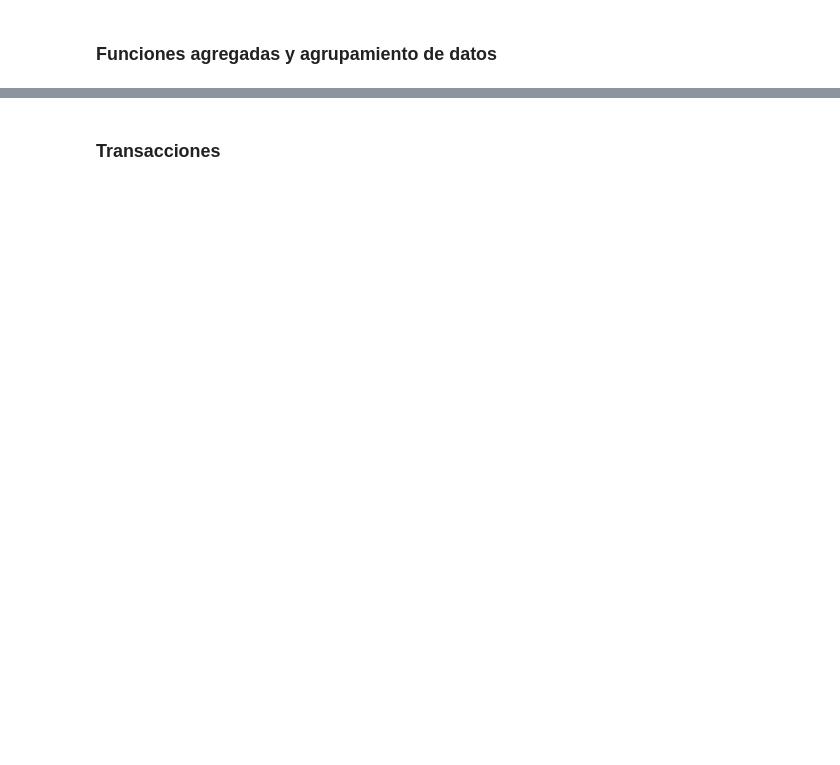
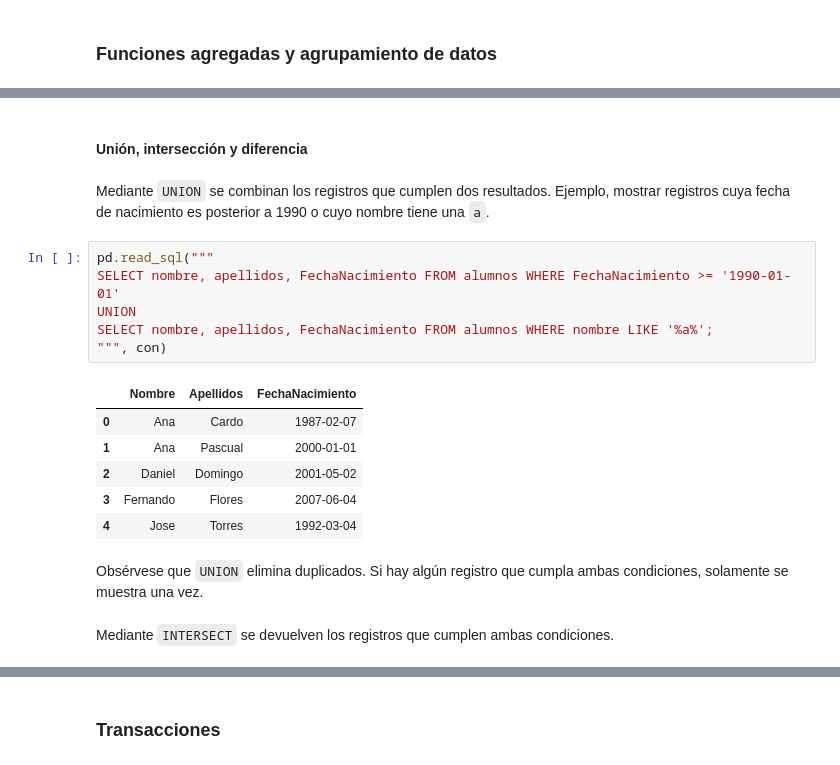
Before and after one commit to cursosLabra/introBBDD, a Jupyter notebook: Books/presentacion.ipynb, the cells around one changed output, grey strips where cells are left out. Drawn from its saved outputs; the diff is of its cells as text; blank space fills up the shorter version.

```diff
--- a/Books/presentacion.ipynb
+++ b/Books/presentacion.ipynb
@@ -244,0 +552,21 @@ pd.read_sql("""
+# %% [markdown]
+#### Unión, intersección y diferencia
+# %% [markdown]
+Mediante `UNION` se combinan los registros que cumplen dos resultados. Ejemplo, mostrar registros cuya fecha de nacimiento es posterior a 1990 o cuyo nombre tiene una `a`.
+# %%
+pd.read_sql("""
+SELECT nombre, apellidos, FechaNacimiento FROM alumnos WHERE FechaNacimiento >= '1990-01-01'
+UNION
+SELECT nombre, apellidos, FechaNacimiento FROM alumnos WHERE nombre LIKE '%a%';
+""", con)
+# %% [output]
+|  | Nombre | Apellidos | FechaNacimiento |
+| 0 | Ana | Cardo | 1987-02-07 |
+| 1 | Ana | Pascual | 2000-01-01 |
+| 2 | Daniel | Domingo | 2001-05-02 |
+| 3 | Fernando | Flores | 2007-06-04 |
+| 4 | Jose | Torres | 1992-03-04 |
+# %% [markdown]
+Obsérvese que `UNION` elimina duplicados. Si hay algún registro que cumpla ambas condiciones, solamente se muestra una vez.
+# %% [markdown]
+Mediante `INTERSECT` se devuelven los registros que cumplen ambas condiciones.
```
Also changed, not shown: parts of 74 cells of this notebook, 10 other files.
